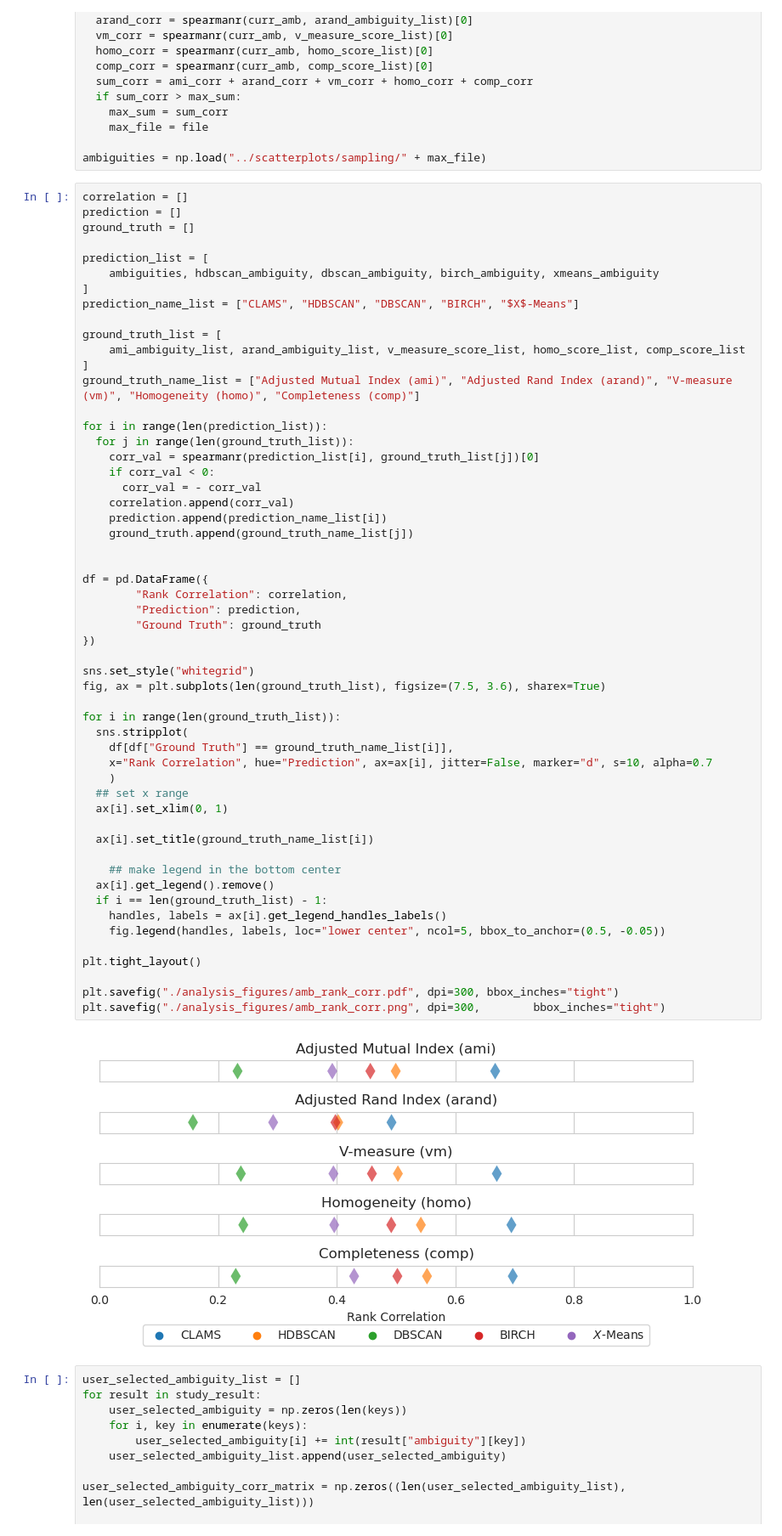
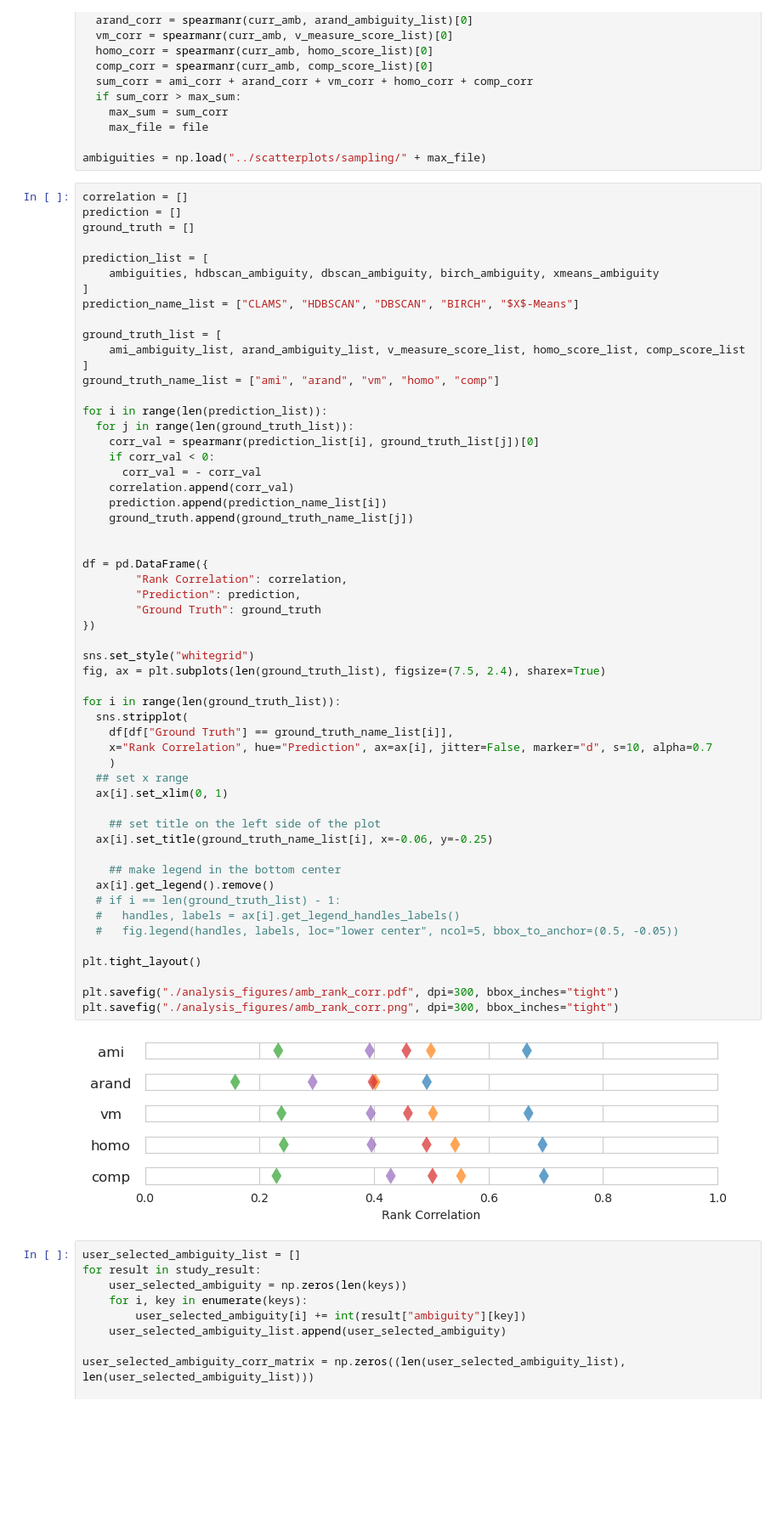
Before and after one commit to hj-n/cluster-ambiguity, a Jupyter notebook: src/scatterplots/analysis.ipynb, the cells around one changed output. Shown at 85% size. Cells and saved outputs as stored; diff of their text form; blank space fills up the shorter version.

```diff
--- a/src/scatterplots/analysis.ipynb
+++ b/src/scatterplots/analysis.ipynb
@@ -186,7 +186,7 @@ prediction_name_list = ["CLAMS", "HDBSCAN", "DBSCAN", "BIRCH", "$X$-Means"]
 ground_truth_list = [
     ami_ambiguity_list, arand_ambiguity_list, v_measure_score_list, homo_score_list, comp_score_list
 ]
-ground_truth_name_list = ["Adjusted Mutual Index (ami)", "Adjusted Rand Index (arand)", "V-measure (vm)", "Homogeneity (homo)", "Completeness (comp)"]
+ground_truth_name_list = ["ami", "arand", "vm", "homo", "comp"]
 
 for i in range(len(prediction_list)):
   for j in range(len(ground_truth_list)):
@@ -195,40 +195,41 @@ for i in range(len(prediction_list)):
       corr_val = - corr_val
     correlation.append(corr_val)
     prediction.append(prediction_name_list[i])
     ground_truth.append(ground_truth_name_list[j])
 
 
 df = pd.DataFrame({
 		"Rank Correlation": correlation,
 		"Prediction": prediction,
 		"Ground Truth": ground_truth
 })
 
 sns.set_style("whitegrid")
-fig, ax = plt.subplots(len(ground_truth_list), figsize=(7.5, 3.6), sharex=True)
+fig, ax = plt.subplots(len(ground_truth_list), figsize=(7.5, 2.4), sharex=True)
 
 for i in range(len(ground_truth_list)):
   sns.stripplot(
     df[df["Ground Truth"] == ground_truth_name_list[i]],
     x="Rank Correlation", hue="Prediction", ax=ax[i], jitter=False, marker="d", s=10, alpha=0.7
 	)
   ## set x range
   ax[i].set_xlim(0, 1)
 
-  ax[i].set_title(ground_truth_name_list[i])
+	## set title on the left side of the plot
+  ax[i].set_title(ground_truth_name_list[i], x=-0.06, y=-0.25)
 
 	## make legend in the bottom center
   ax[i].get_legend().remove()
-  if i == len(ground_truth_list) - 1:
-    handles, labels = ax[i].get_legend_handles_labels()
-    fig.legend(handles, labels, loc="lower center", ncol=5, bbox_to_anchor=(0.5, -0.05))
+  # if i == len(ground_truth_list) - 1:
+  #   handles, labels = ax[i].get_legend_handles_labels()
+  #   fig.legend(handles, labels, loc="lower center", ncol=5, bbox_to_anchor=(0.5, -0.05))
 
 plt.tight_layout()
 
 plt.savefig("./analysis_figures/amb_rank_corr.pdf", dpi=300, bbox_inches="tight")
-plt.savefig("./analysis_figures/amb_rank_corr.png", dpi=300, 		bbox_inches="tight")
+plt.savefig("./analysis_figures/amb_rank_corr.png", dpi=300, bbox_inches="tight")
 # %% [output]
-[figure, old version]
+[figure, new version]
 # %%
 user_selected_ambiguity_list = []
 for result in study_result:
```
Also changed, not shown: 7 other files.
